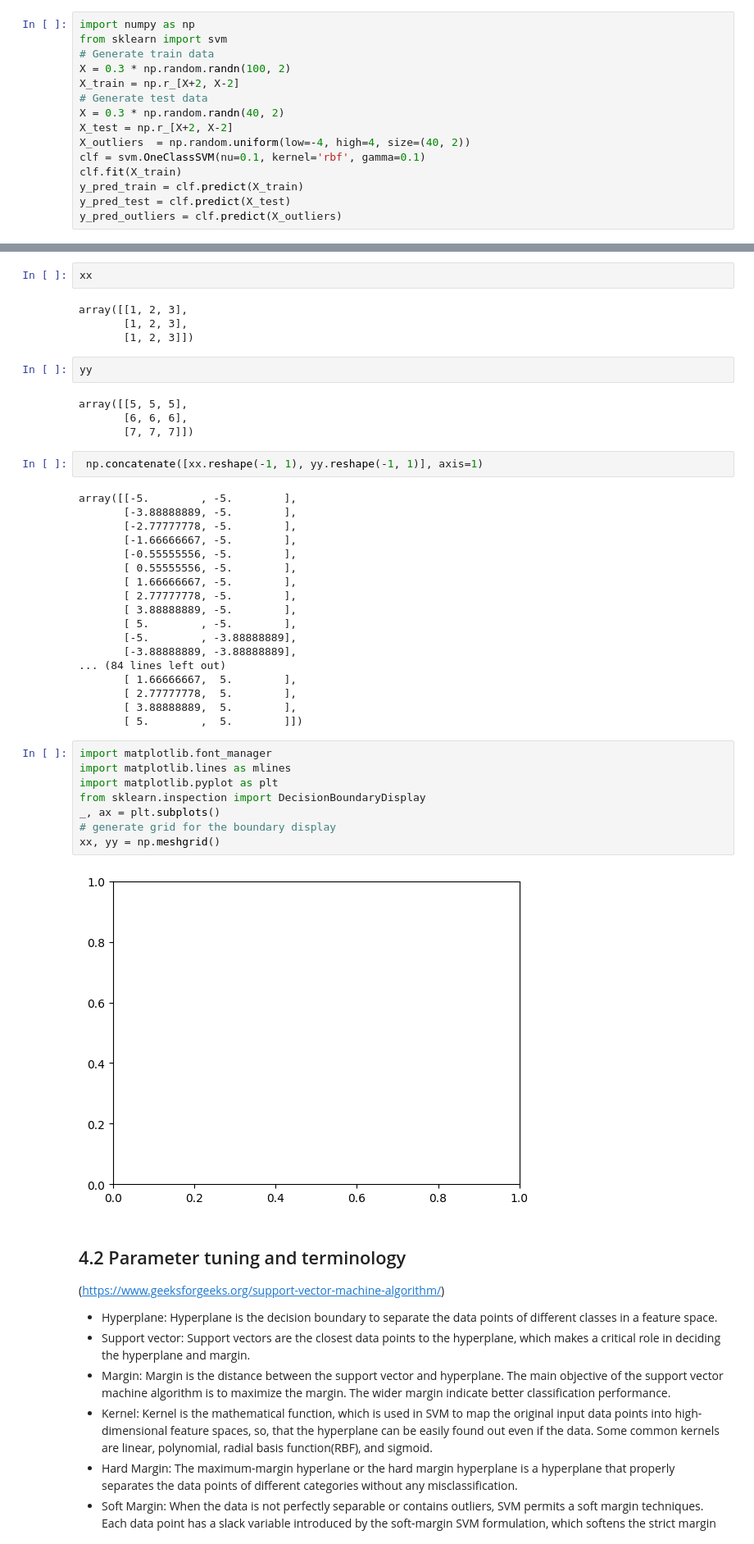
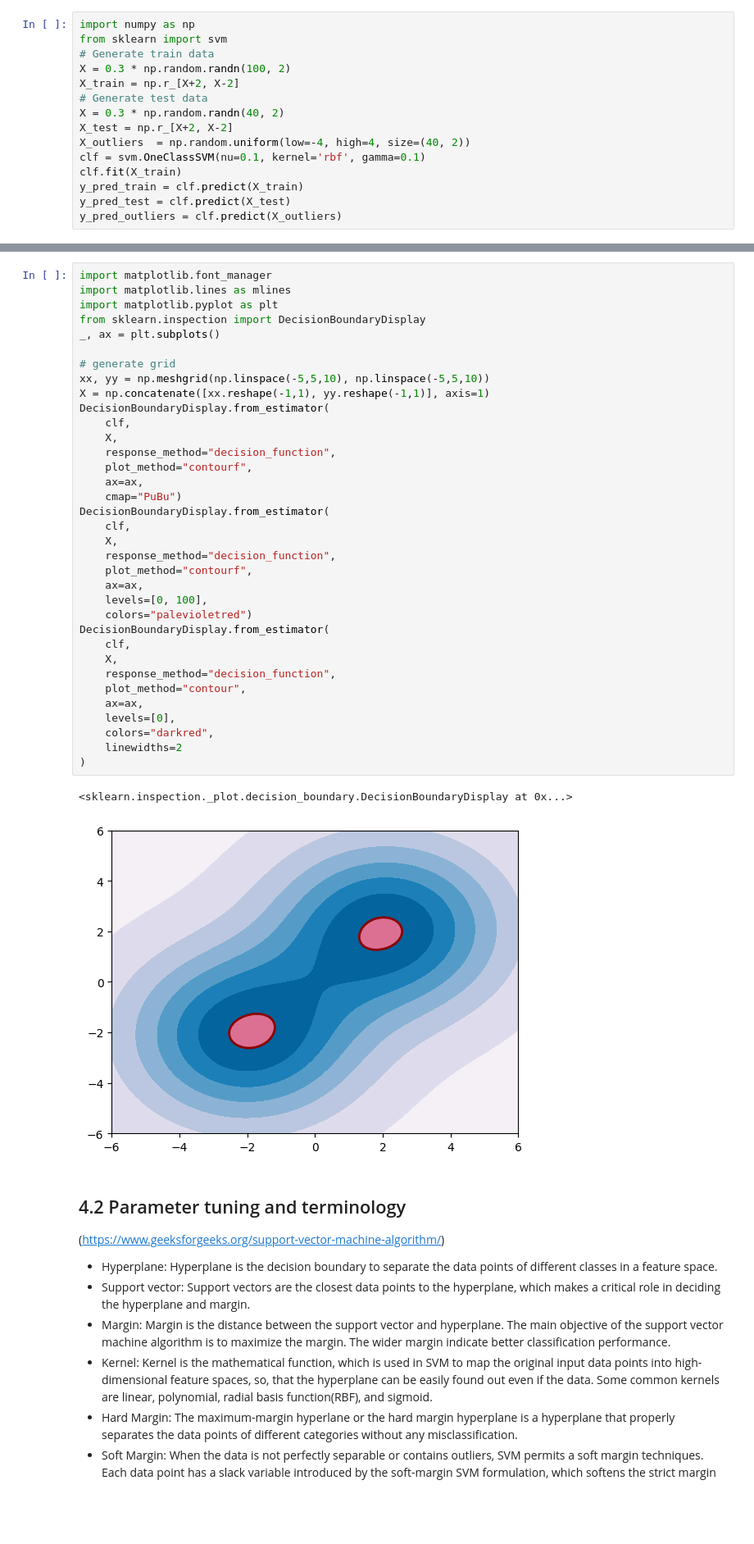
Before and after one commit to macorony/Machine_Learning_Basics, a Jupyter notebook: Supervised_Machine_Learning_Algorithms.ipynb, the cells around one changed output, grey strips where cells are left out. Shown at 82% size. Drawn from its saved outputs; the diff is of its cells as text; blank space fills up the shorter version.

```diff
--- a/Supervised_Machine_Learning_Algorithms.ipynb
+++ b/Supervised_Machine_Learning_Algorithms.ipynb
@@ -856,45 +854,41 @@ xx, yy = np.meshgrid(np.linspace(-5,5,10), np.linspace(-5,5,10))
-# %%
-xx
-# %% [output]
-array([[1, 2, 3],
-       [1, 2, 3],
-       [1, 2, 3]])
-# %%
-yy
-# %% [output]
-array([[5, 5, 5],
-       [6, 6, 6],
-       [7, 7, 7]])
-# %%
- np.concatenate([xx.reshape(-1, 1), yy.reshape(-1, 1)], axis=1)
-# %% [output]
-array([[-5.        , -5.        ],
-       [-3.88888889, -5.        ],
-       [-2.77777778, -5.        ],
-       [-1.66666667, -5.        ],
-       [-0.55555556, -5.        ],
-       [ 0.55555556, -5.        ],
-       [ 1.66666667, -5.        ],
-       [ 2.77777778, -5.        ],
-       [ 3.88888889, -5.        ],
-       [ 5.        , -5.        ],
-       [-5.        , -3.88888889],
-       [-3.88888889, -3.88888889],
-... (84 lines left out)
-       [ 1.66666667,  5.        ],
-       [ 2.77777778,  5.        ],
-       [ 3.88888889,  5.        ],
-       [ 5.        ,  5.        ]])
-# %%
-import matplotlib.font_manager
-import matplotlib.lines as mlines
-import matplotlib.pyplot as plt
-from sklearn.inspection import DecisionBoundaryDisplay
-_, ax = plt.subplots()
-# generate grid for the boundary display
-xx, yy = np.meshgrid()
-# %% [output]
-[figure, removed]
+# %%
+import matplotlib.font_manager
+import matplotlib.lines as mlines
+import matplotlib.pyplot as plt
+from sklearn.inspection import DecisionBoundaryDisplay
+_, ax = plt.subplots()
+
+# generate grid
+xx, yy = np.meshgrid(np.linspace(-5,5,10), np.linspace(-5,5,10))
+X = np.concatenate([xx.reshape(-1,1), yy.reshape(-1,1)], axis=1)
+DecisionBoundaryDisplay.from_estimator(
+    clf,
+    X,
+    response_method="decision_function",
+    plot_method="contourf",
+    ax=ax,
+    cmap="PuBu")
+DecisionBoundaryDisplay.from_estimator(
+    clf,
+    X,
+    response_method="decision_function",
+    plot_method="contourf",
+    ax=ax,
+    levels=[0, 100],
+    colors="palevioletred")
+DecisionBoundaryDisplay.from_estimator(
+    clf,
+    X,
+    response_method="decision_function",
+    plot_method="contour",
+    ax=ax,
+    levels=[0],
+    colors="darkred",
+    linewidths=2
+)
+# %% [output]
+<sklearn.inspection._plot.decision_boundary.DecisionBoundaryDisplay at 0x...>
+[figure, added]
 # %% [markdown]
 ## 4.2 Parameter tuning and terminology
 (https://www.geeksforgeeks.org/support-vector-machine-algorithm/)
```
Also changed, not shown: parts of 2 cells of this notebook.
